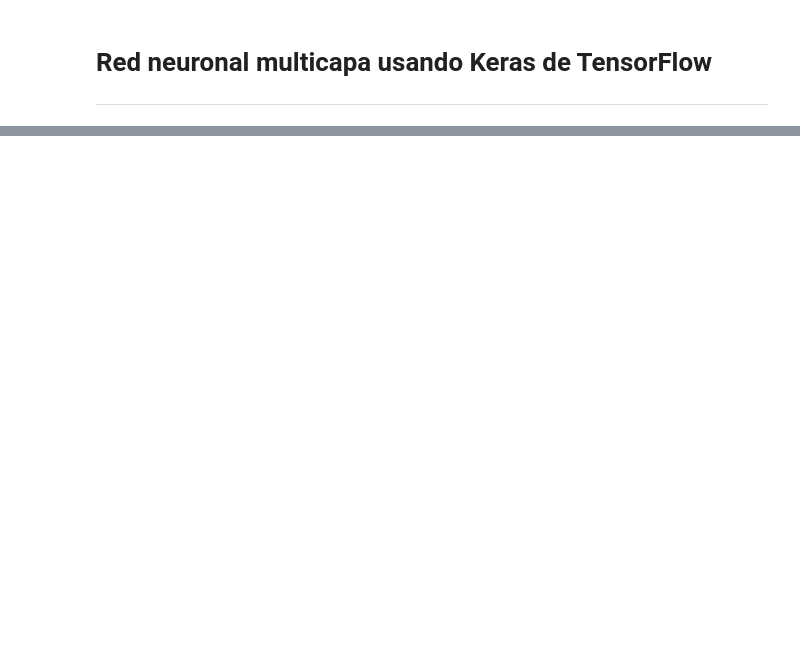
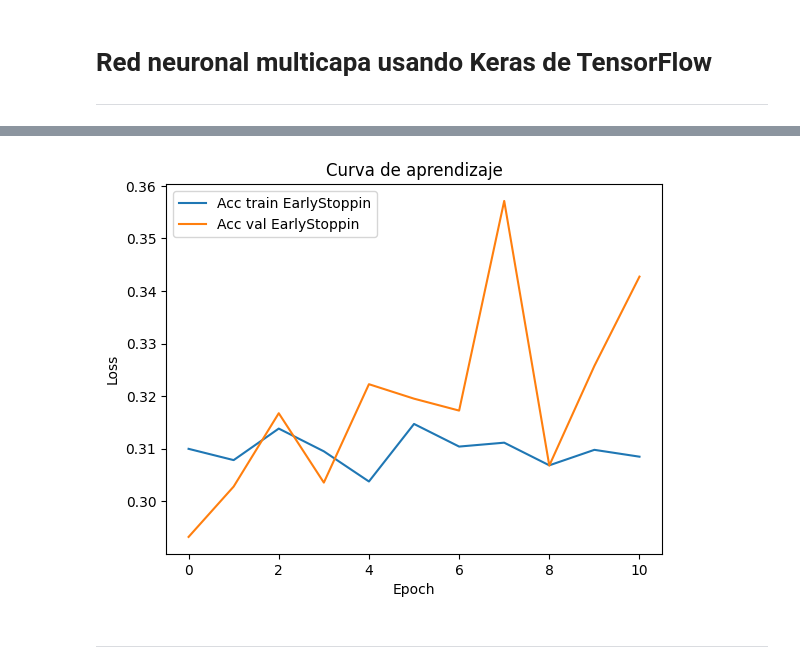
Before and after one commit to jaimeloci/pontia-ml-proyecto-final, a Jupyter notebook: notebooks/exploracion/pruebas_modelos_jaime.ipynb, the cells around one changed output, grey strips where cells are left out. Cells and saved outputs as stored; diff of their text form; code cells hidden in the pictures; blank space fills up the shorter version.

```diff
--- a/notebooks/exploracion/pruebas_modelos_jaime.ipynb
+++ b/notebooks/exploracion/pruebas_modelos_jaime.ipynb
@@ -299 +298,4 @@ Primeras 5 predicciones: [0 0 0 0 0]
+# %%
+modelo_lr = clone(grid_lr.best_estimator_)
+modelo_lr.fit(X_train, y_train)
 # %%
@@ -1030,2 +893,15 @@ plt.show()
+# %%
+# Mostrar la función de coste del modelo con EarlyStopping
+plt.plot(history_keras.history['loss'], label='Acc train EarlyStoppin')
+plt.plot(history_keras.history['val_loss'], label='Acc val EarlyStoppin')
+plt.xlabel('Epoch')
+plt.ylabel('Loss')
+plt.title('Curva de aprendizaje')
+plt.legend()
+plt.show()
+# %% [output]
+[figure, added]
+# %% [markdown]
+---
 # %%
 # Hacer predicciones y convertir probabilidades a 0/1
```
Also changed, not shown: parts of 129 cells of this notebook, 2 other files.
